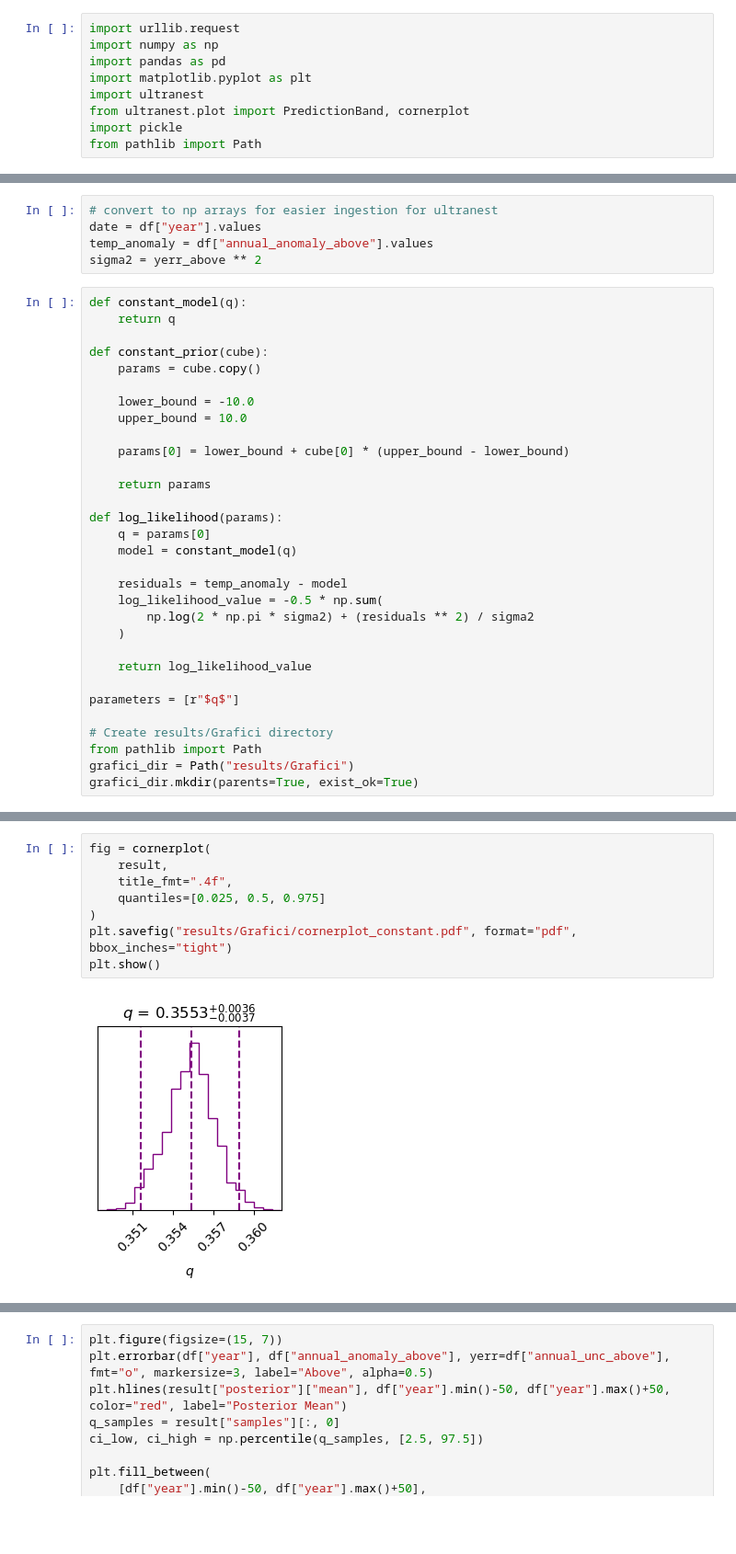
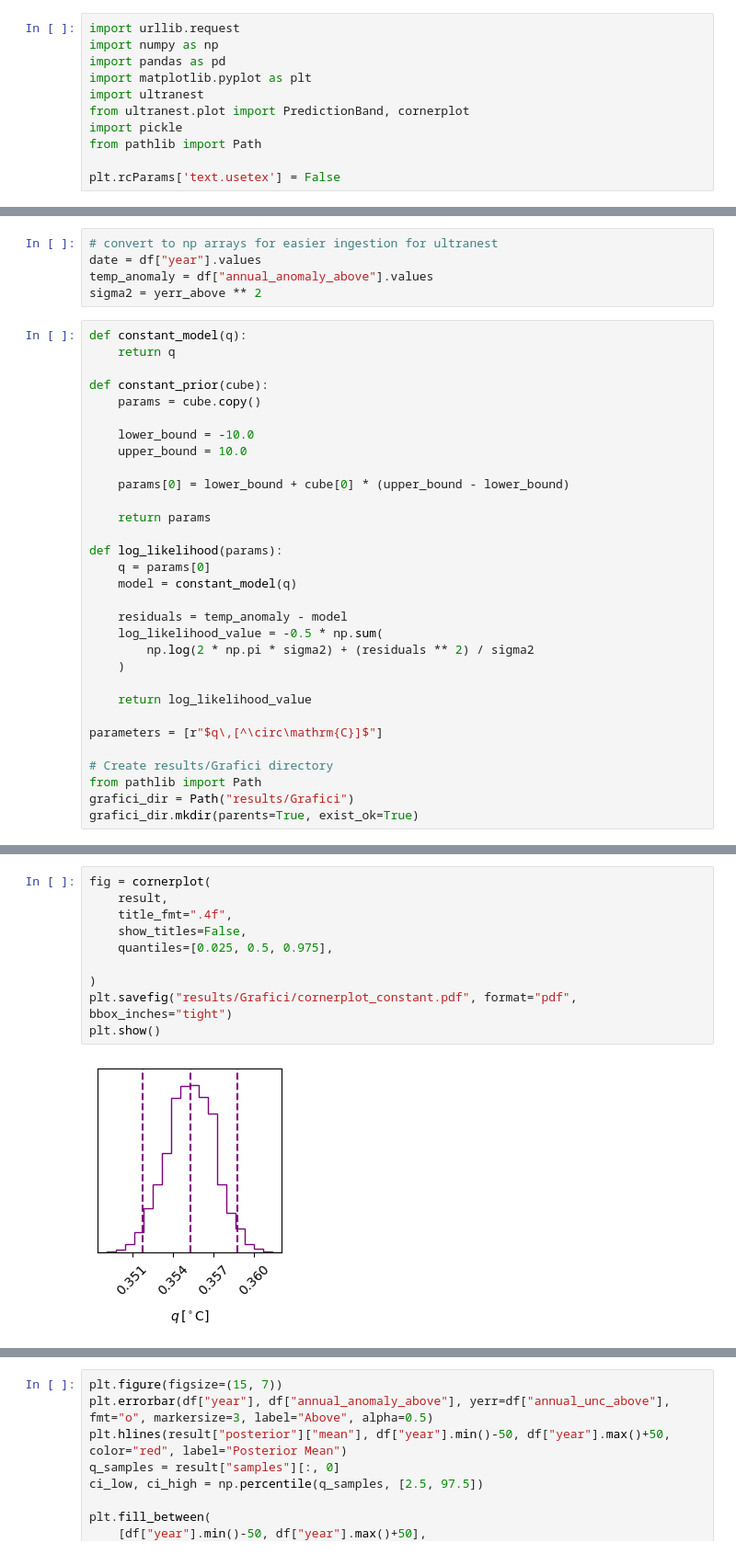
Before and after one commit to stevelonny/global-warming, a Jupyter notebook: exp-02.ipynb, the cells around one changed output, grey strips where cells are left out. Shown at 92% size. Cells and saved outputs as stored; diff of their text form; blank space fills up the shorter version.

Commit message:
fixed some images

```diff
--- a/exp-02.ipynb
+++ b/exp-02.ipynb
@@ -7,6 +7,8 @@ import ultranest
 from ultranest.plot import PredictionBand, cornerplot
 import pickle
 from pathlib import Path
+
+plt.rcParams['text.usetex'] = False
 # %%
 urllib.request.urlretrieve(
     "https://berkeley-earth-temperature.s3.us-west-1.amazonaws.com/Global/Land_and_Ocean_summary.txt",
@@ -116,7 +118,7 @@ def log_likelihood(params):
 
     return log_likelihood_value
 
-parameters = [r"$q$"]
+parameters = [r"$q\,[^\circ\mathrm{C}]$"]
 
 # Create results/Grafici directory
 from pathlib import Path
@@ -151,13 +159,15 @@ VBox(children=(HTML(value=''), GridspecLayout(children=(HTML(value="<div style='
 # %%
 fig = cornerplot(
     result,
     title_fmt=".4f",
-    quantiles=[0.025, 0.5, 0.975]
+    show_titles=False,
+    quantiles=[0.025, 0.5, 0.975],
+
 )
 plt.savefig("results/Grafici/cornerplot_constant.pdf", format="pdf", bbox_inches="tight")
 plt.show()
 # %% [output]
-[figure, old version]
+[figure, new version]
 # %%
 print(result["posterior"])
 # %% [output]
```
Also changed, not shown: parts of 19 cells of this notebook, 10 other files.
